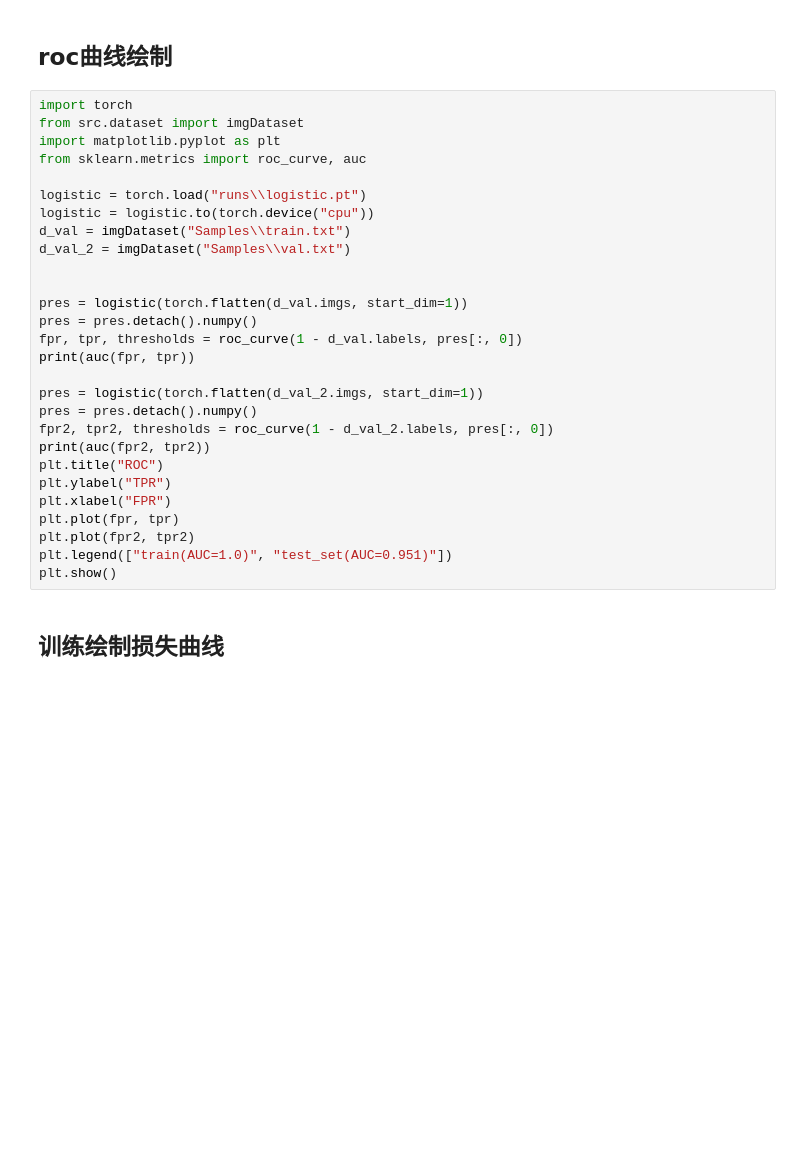
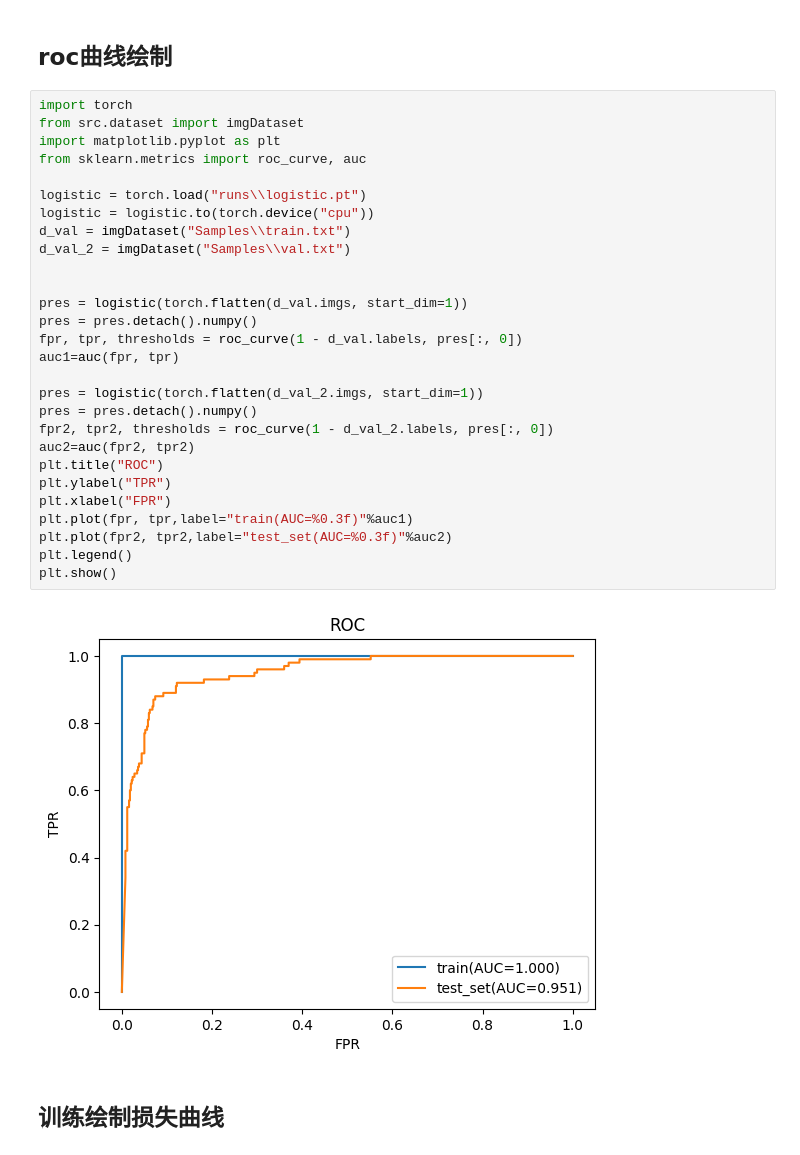
Before and after one commit to CaiShee/Haar_Adaboost, a Jupyter notebook: main.ipynb, the cells around one changed output. Cells and saved outputs as stored; diff of their text form; blank space fills up the shorter version.

```diff
--- a/main.ipynb
+++ b/main.ipynb
@@ -607,31 +605,33 @@ with open(log_path, "w") as f:
 # %%
 import torch
 from src.dataset import imgDataset
 import matplotlib.pyplot as plt
 from sklearn.metrics import roc_curve, auc
 
 logistic = torch.load("runs\\logistic.pt")
 logistic = logistic.to(torch.device("cpu"))
 d_val = imgDataset("Samples\\train.txt")
 d_val_2 = imgDataset("Samples\\val.txt")
 
 
 pres = logistic(torch.flatten(d_val.imgs, start_dim=1))
 pres = pres.detach().numpy()
 fpr, tpr, thresholds = roc_curve(1 - d_val.labels, pres[:, 0])
-print(auc(fpr, tpr))
+auc1=auc(fpr, tpr)
 
 pres = logistic(torch.flatten(d_val_2.imgs, start_dim=1))
 pres = pres.detach().numpy()
 fpr2, tpr2, thresholds = roc_curve(1 - d_val_2.labels, pres[:, 0])
-print(auc(fpr2, tpr2))
+auc2=auc(fpr2, tpr2)
 plt.title("ROC")
 plt.ylabel("TPR")
 plt.xlabel("FPR")
-plt.plot(fpr, tpr)
-plt.plot(fpr2, tpr2)
-plt.legend(["train(AUC=1.0)", "test_set(AUC=0.951)"])
+plt.plot(fpr, tpr,label="train(AUC=%0.3f)"%auc1)
+plt.plot(fpr2, tpr2,label="test_set(AUC=%0.3f)"%auc2)
+plt.legend()
 plt.show()
+# %% [output]
+[figure, added]
 # %% [markdown]
 ## 训练绘制损失曲线
 # %%
```
Also changed, not shown: parts of 5 cells of this notebook.
